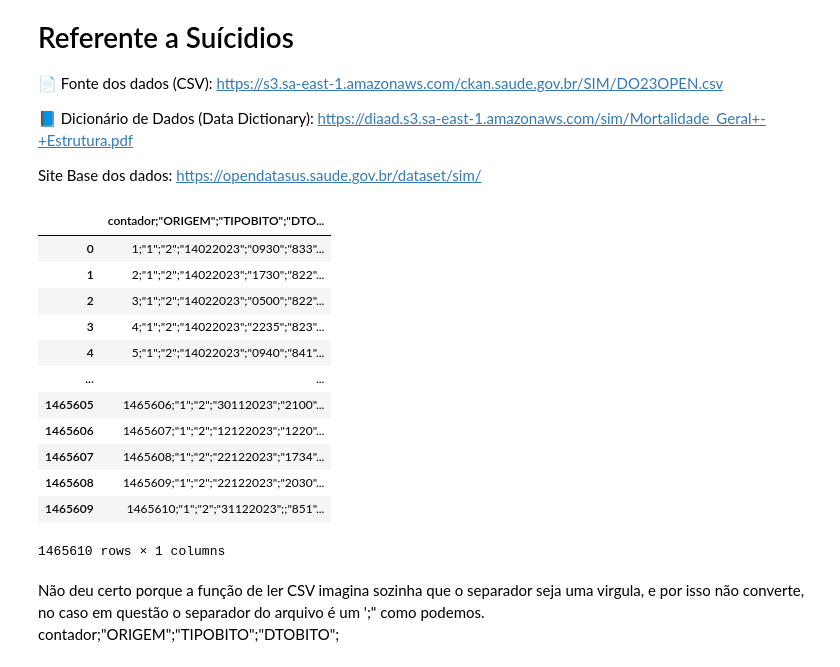
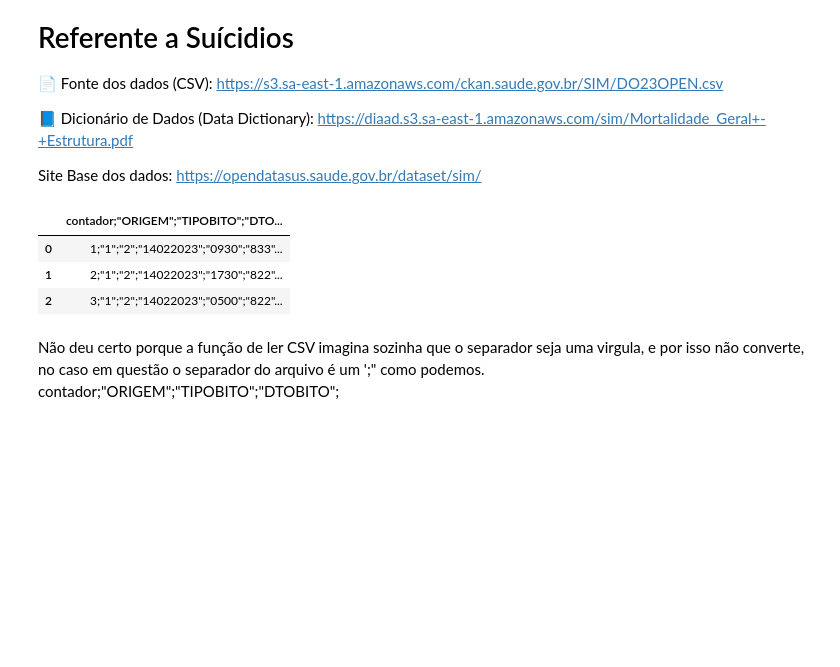
Before and after one commit to kauebr/Projeto-Turing, a Jupyter notebook: Codigos/Tratamento dos dados - Parsing - Depara.ipynb, the cells around one changed output. Cells and saved outputs as stored; diff of their text form; code cells hidden in the pictures; blank space fills up the shorter version.

```diff
--- a/Codigos/Tratamento dos dados - Parsing - Depara.ipynb
+++ b/Codigos/Tratamento dos dados - Parsing - Depara.ipynb
@@ -16,21 +16,12 @@ import pandas as pd
 df = pd.read_csv(r"C:\Users\Kaue Mandarino\Downloads\DO23OPEN (1).csv") # Para o Python ler o endereço windows tem que por um "r" antes do caminho do arquivo
 # %%
 # Exibindo as primeiras 3 linhas do dataframe para ver se deu certo:
-df
+df.head(3)
 # %% [output]
 |  | contador;"ORIGEM";"TIPOBITO";"DTO... |
 | 0 | 1;"1";"2";"14022023";"0930";"833"... |
 | 1 | 2;"1";"2";"14022023";"1730";"822"... |
 | 2 | 3;"1";"2";"14022023";"0500";"822"... |
-| 3 | 4;"1";"2";"14022023";"2235";"823"... |
-| 4 | 5;"1";"2";"14022023";"0940";"841"... |
-| ... | ... |
-| 1465605 | 1465606;"1";"2";"30112023";"2100"... |
-| 1465606 | 1465607;"1";"2";"12122023";"1220"... |
-| 1465607 | 1465608;"1";"2";"22122023";"1734"... |
-| 1465608 | 1465609;"1";"2";"22122023";"2030"... |
-| 1465609 | 1465610;"1";"2";"31122023";;"851"... |
-1465610 rows × 1 columns
 # %% [markdown]
 Não deu certo porque a função de ler CSV imagina sozinha que o separador seja uma virgula, e por isso não converte,
  no caso em questão o separador do arquivo é um ';" como podemos.
```
Also changed, not shown: parts of 33 cells of this notebook, 2 other files.
